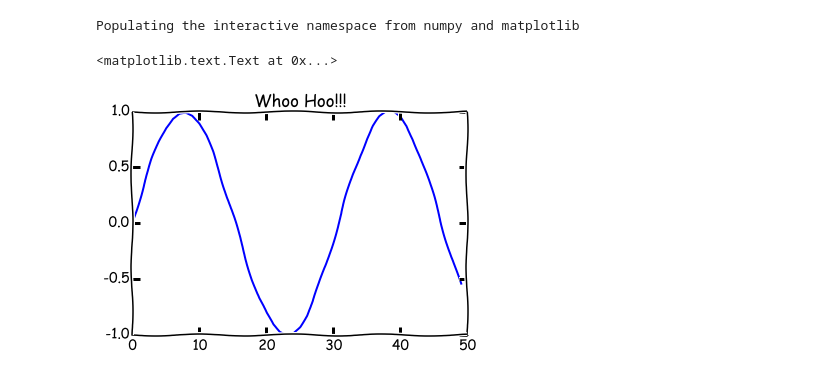
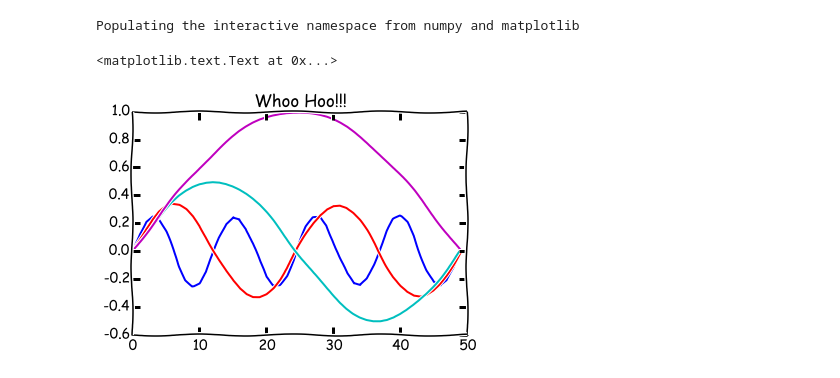
Before and after one commit to dmcltu/python, a Jupyter notebook: text.ipynb, the cells around one changed output. Cells and saved outputs as stored; diff of their text form; code cells hidden in the pictures.

```diff
--- a/text.ipynb
+++ b/text.ipynb
@@ -4,8 +4,11 @@
 Populating the interactive namespace from numpy and matplotlib
 # %%
 plt.xkcd()  # Yes...
-plt.plot(sin(linspace(0, 10)))
+plt.plot(sin(linspace(0, 8*pi))/4)
+plt.plot(sin(linspace(0, 4*pi))/3)
+plt.plot(sin(linspace(0, 2*pi))/2)
+plt.plot(sin(linspace(0, pi)))
 plt.title('Whoo Hoo!!!')
 # %% [output]
 <matplotlib.text.Text at 0x...>
-[figure, old version]
+[figure, new version]
```
Also changed, not shown: parts of 3 cells of this notebook.
